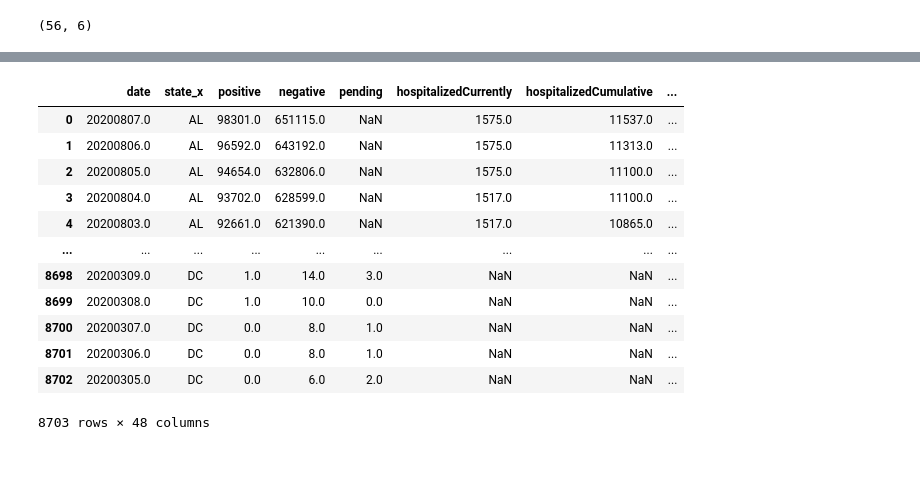
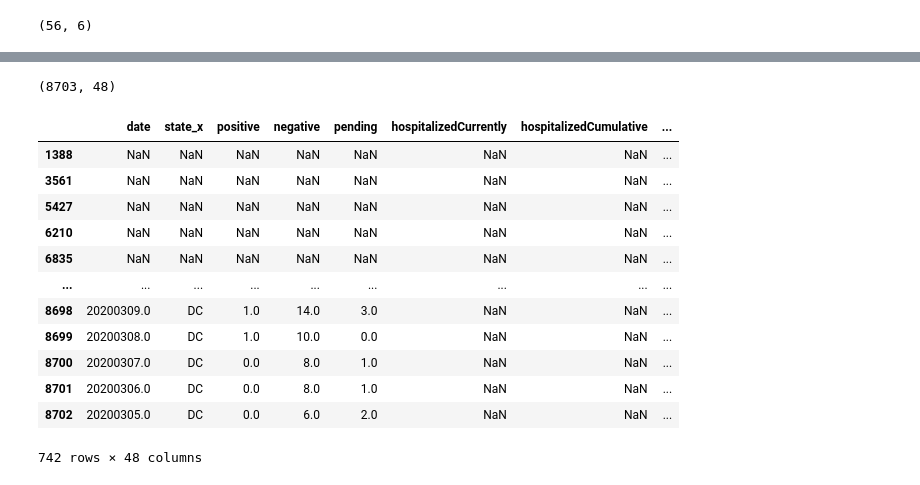
Before and after one commit to guptaayushi22/MPM_200_Gupta, a Jupyter notebook: Session 9/database_management_demo.ipynb, the cells around one changed output, grey strips where cells are left out. Cells and saved outputs as stored; diff of their text form; code cells hidden in the pictures.

```diff
--- a/Session 9/database_management_demo.ipynb
+++ b/Session 9/database_management_demo.ipynb
@@ -267,16 +364,2 @@ first_merge = pd.merge(df, states, left_on='PrimaryKey', right_on='state', how =
 # %%
-pd.merge(df, states, left_on='PrimaryKey', right_on='state', how = 'outer')
+outer_merge = pd.merge(df, states, left_on='PrimaryKey', right_on='state', how = 'outer') #outer means that it will give the biggest merge with increaed rows as well now
-# %% [output]
-|  | date | state_x | positive | negative | pending | hospitalizedCurrently | hospitalizedCumulative | ... |
-| 0 | 20200807.0 | AL | 98301.0 | 651115.0 | NaN | 1575.0 | 11537.0 | ... |
-| 1 | 20200806.0 | AL | 96592.0 | 643192.0 | NaN | 1575.0 | 11313.0 | ... |
-| 2 | 20200805.0 | AL | 94654.0 | 632806.0 | NaN | 1575.0 | 11100.0 | ... |
-| 3 | 20200804.0 | AL | 93702.0 | 628599.0 | NaN | 1517.0 | 11100.0 | ... |
-| 4 | 20200803.0 | AL | 92661.0 | 621390.0 | NaN | 1517.0 | 10865.0 | ... |
-| ... | ... | ... | ... | ... | ... | ... | ... | ... |
-| 8698 | 20200309.0 | DC | 1.0 | 14.0 | 3.0 | NaN | NaN | ... |
-| 8699 | 20200308.0 | DC | 1.0 | 10.0 | 0.0 | NaN | NaN | ... |
-| 8700 | 20200307.0 | DC | 0.0 | 8.0 | 1.0 | NaN | NaN | ... |
-| 8701 | 20200306.0 | DC | 0.0 | 8.0 | 1.0 | NaN | NaN | ... |
-| 8702 | 20200305.0 | DC | 0.0 | 6.0 | 2.0 | NaN | NaN | ... |
-8703 rows × 48 columns
@@ -284,0 +366,20 @@ pd.concat
+# %%
+outer_merge.shape
+# %% [output]
+(8703, 48)
+# %%
+outer_merge[outer_merge.PrimaryKey.isna()]
+# %% [output]
+|  | date | state_x | positive | negative | pending | hospitalizedCurrently | hospitalizedCumulative | ... |
+| 1388 | NaN | NaN | NaN | NaN | NaN | NaN | NaN | ... |
+| 3561 | NaN | NaN | NaN | NaN | NaN | NaN | NaN | ... |
+| 5427 | NaN | NaN | NaN | NaN | NaN | NaN | NaN | ... |
+| 6210 | NaN | NaN | NaN | NaN | NaN | NaN | NaN | ... |
+| 6835 | NaN | NaN | NaN | NaN | NaN | NaN | NaN | ... |
+| ... | ... | ... | ... | ... | ... | ... | ... | ... |
+| 8698 | 20200309.0 | DC | 1.0 | 14.0 | 3.0 | NaN | NaN | ... |
+| 8699 | 20200308.0 | DC | 1.0 | 10.0 | 0.0 | NaN | NaN | ... |
+| 8700 | 20200307.0 | DC | 0.0 | 8.0 | 1.0 | NaN | NaN | ... |
+| 8701 | 20200306.0 | DC | 0.0 | 8.0 | 1.0 | NaN | NaN | ... |
+| 8702 | 20200305.0 | DC | 0.0 | 6.0 | 2.0 | NaN | NaN | ... |
+742 rows × 48 columns
```
Also changed, not shown: parts of 20 cells of this notebook.
